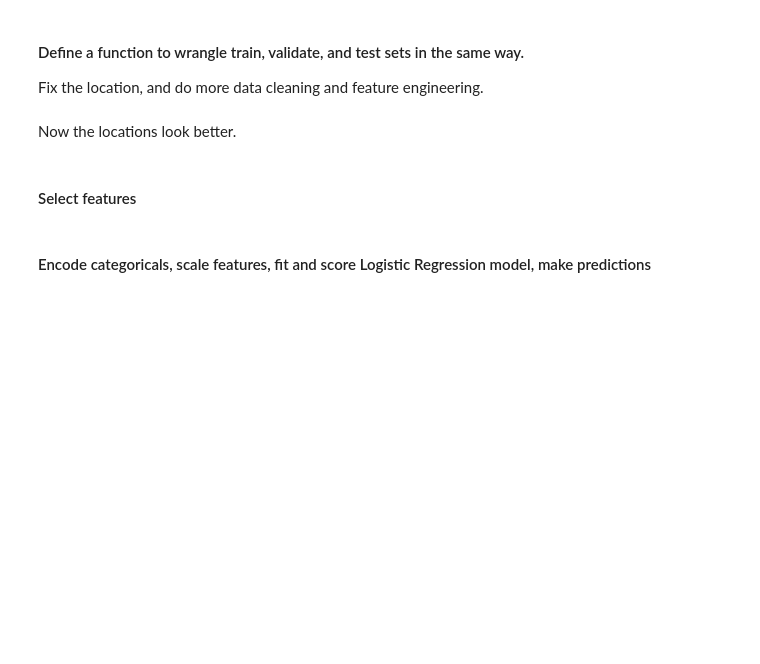
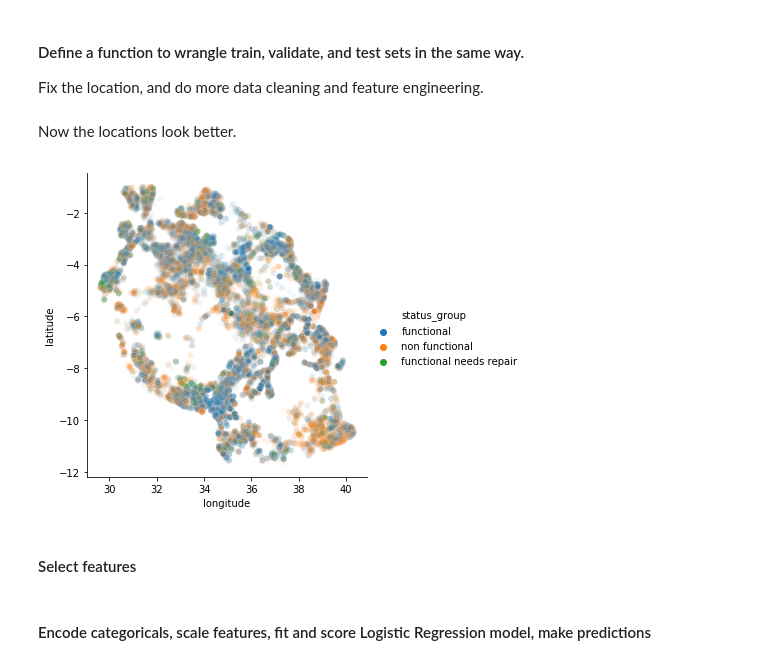
Before and after one commit to bloominstituteoftechnology/DS-Unit-2-Tree-Ensembles, a Jupyter notebook: module1-decision-trees/decision_trees.ipynb, the cells around one changed output. Saved outputs shown, nothing was run; the diff lists cells and outputs as text; code cells hidden in the pictures; blank space fills up the shorter version.

```diff
--- a/module1-decision-trees/decision_trees.ipynb
+++ b/module1-decision-trees/decision_trees.ipynb
@@ -64,7 +87,8 @@ from sklearn.model_selection import train_test_split
 from sklearn.preprocessing import RobustScaler
 
 LOCAL = '../data/tanzania/'
-WEB = 'https://raw.githubusercontent.com/LambdaSchool/DS-Unit-2-Tree-Ensembles/master/data/tanzania/'
+WEB = ('https://raw.githubusercontent.com/LambdaSchool/'
+       'DS-Unit-2-Tree-Ensembles/master/data/tanzania/')
 source = WEB
 
 train = pd.merge(pd.read_csv(source + 'train_features.csv'),
@@ -125,7 +153,9 @@ test = wrangle(test)
 Now the locations look better.
 # %%
 sns.relplot(x='longitude', y='latitude', hue='status_group',
-            data=train, alpha=0.1);
+            data=train, alpha=0.05);
+# %% [output]
+[figure, added]
 # %% [markdown]
 #### Select features
 # %%
```
Also changed, not shown: parts of 6 cells of this notebook.
